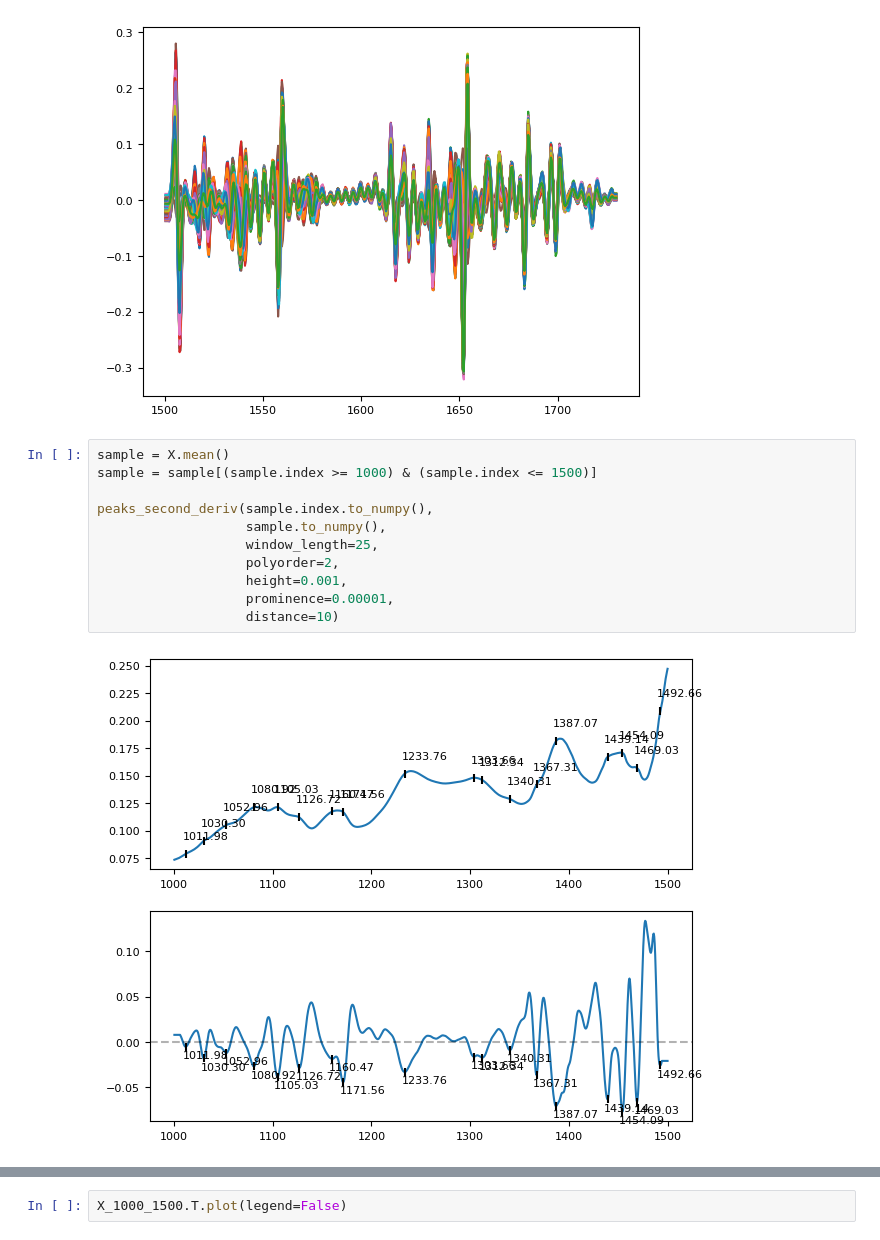
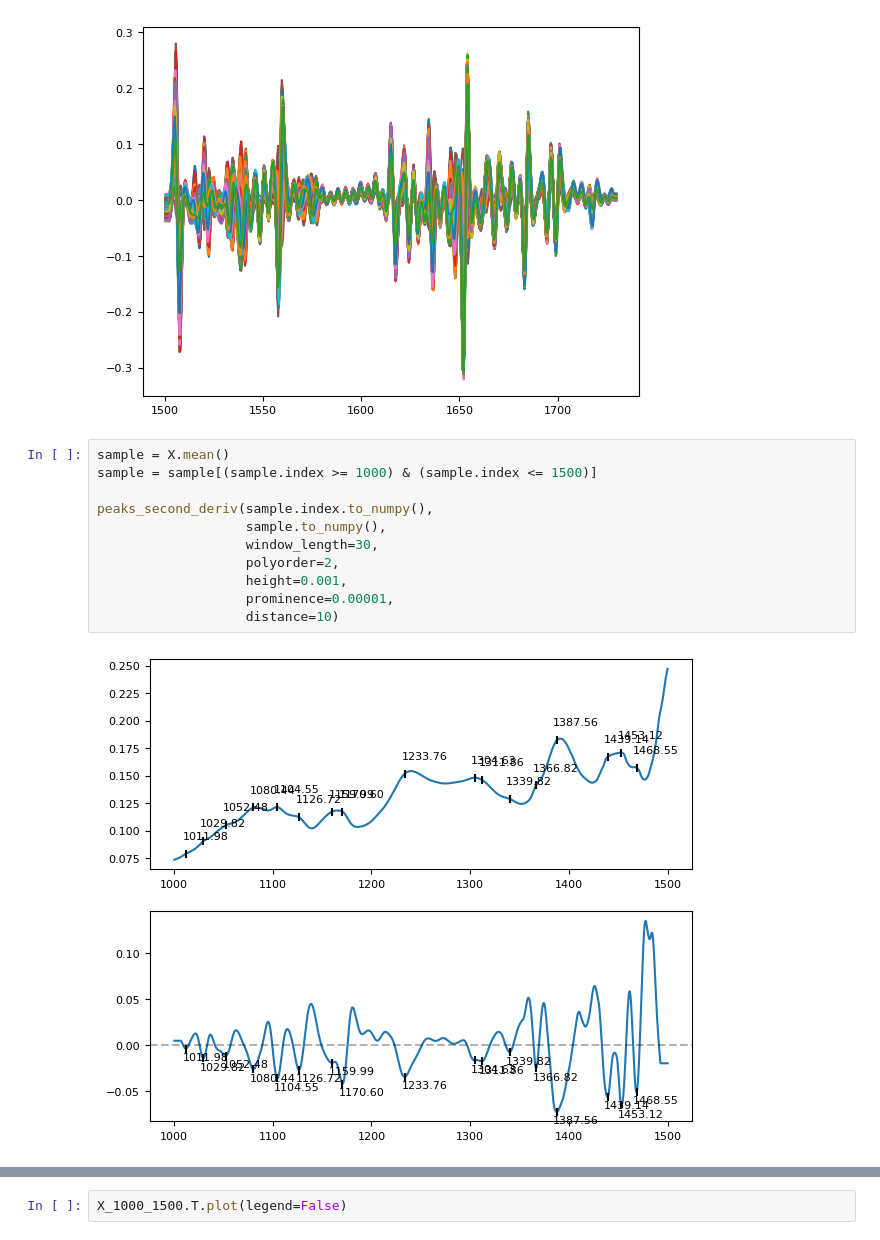
Before and after one commit to MelnychenkoM/ml_methods_hba1c, a Jupyter notebook: peaks.ipynb, the cells around one changed output, grey strips where cells are left out. Drawn from its saved outputs; the diff is of its cells as text.

```diff
--- a/peaks.ipynb
+++ b/peaks.ipynb
@@ -164,16 +164,16 @@ X_deriv.T.plot(legend=False)
 # %%
 sample = X.mean()
 sample = sample[(sample.index >= 1000) & (sample.index <= 1500)]
 
 peaks_second_deriv(sample.index.to_numpy(),
                    sample.to_numpy(),
-                   window_length=25,
+                   window_length=30,
                    polyorder=2,
                    height=0.001,
                    prominence=0.00001,
                    distance=10)
 # %% [output]
-[figure, old version]
+[figure, new version]
 # %%
 X_1000_1500 = X.iloc[:, (X.columns >= 1000) & (X.columns <= 1500)]
 
```
Also changed, not shown: parts of 2 cells of this notebook, 2 other files.
